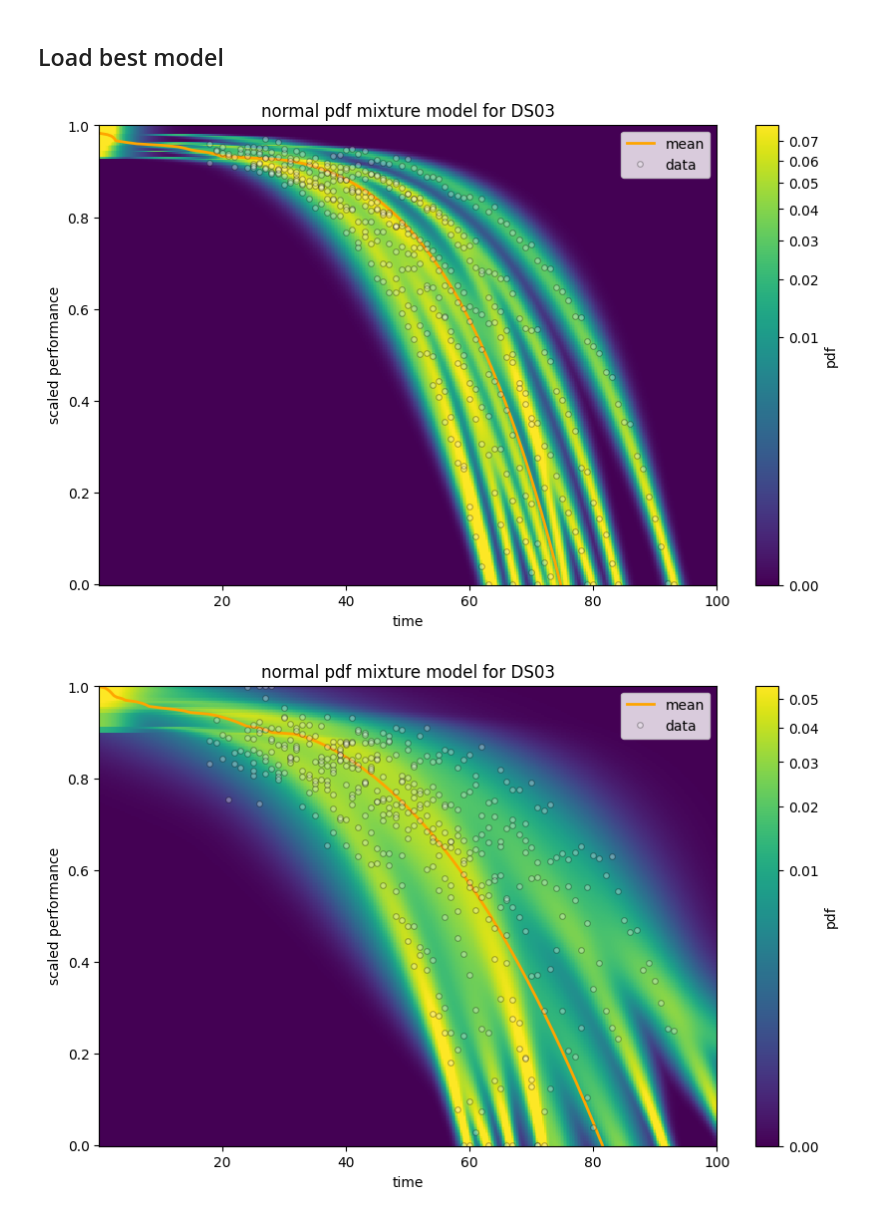
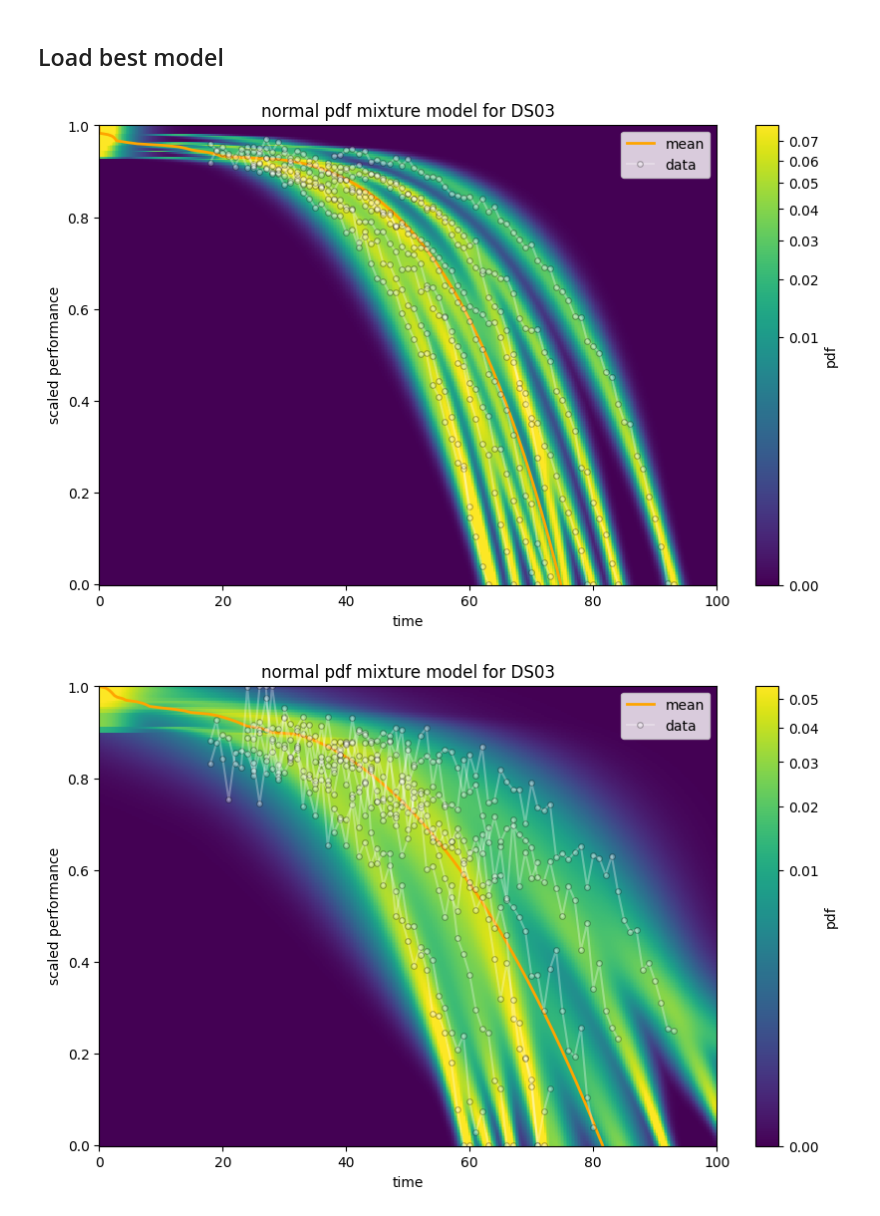
Before and after one commit to 4belito/deep-performance-rul, a Jupyter notebook: 5-mixture_model_plot.ipynb, the cells around one changed output. Saved outputs shown, nothing was run; the diff lists cells and outputs as text; code cells hidden in the pictures.

```diff
--- a/5-mixture_model_plot.ipynb
+++ b/5-mixture_model_plot.ipynb
@@ -42,15 +42,9 @@ t = np.linspace(0.1, 100, 400)  # Start from 0.1 instead of 0.0 (LogNormal suppo
 s = np.linspace(0.0, 1.0, 300)
 
 norm_models = {}
-s_datas = {}
-t_datas = {}
 for name, units_perform in performs_train.items():
     perform_norm_models= []
-    s_data = []
-    t_data = []
     for unit, perform in units_perform.items():
-        s_data.append(perform)
-        t_data.append(time_train[unit])
         best_model = NModel()
         best_model.load_state_dict(
 			torch.load(states_dir /name/f'unit_{unit}'/ "best_model.pt", map_location=device)
@@ -58,25 +52,26 @@ for name, units_perform in performs_train.items():
         best_model.to(device)
         best_model.eval()
         perform_norm_models.append(best_model)
-    s_datas[name] = np.concatenate(s_data)
-    t_datas[name] = np.concatenate(t_data)
     norm_models[name] = perform_norm_models
 # %%
 for name, models in norm_models.items():
     weights = torch.ones(len(models)) / len(models)
-    s_data = s_datas[name]
-    t_data = t_datas[name]
-    mix = MixtureDEGModel(models, weights)
+    s_datas = performs_train[name]
+    mix = MixtureDegModel(models, weights)
     ax=mix.plot_distribution(t, s,
                     func="pdf",
 					title=f"normal pdf mixture model for {data_name}",
 		)
-    ax.set_xlim([t.min(), t.max()])
-    ax.plot(t_data,s_data,'o',
-			color='white',alpha=0.3,markersize=4,markeredgecolor='black',markeredgewidth=0.8,
-			label='data')
+    ax.set_xlim([0, t.max()])
+    first = True
+    for unit,s_data in s_datas.items():
+        t_data = time_train[unit]
+        ax.plot(t_data,s_data,'o-',
+				color='white',alpha=0.3,markersize=4,markeredgecolor='black',markeredgewidth=0.8,
+				label='data' if first else None)
+        first = False
     ax.legend()
     plt.show()
 # %% [output]
-[figure, old version]
+[figure, new version]
-[figure, old version]
+[figure, new version]
```
Also changed, not shown: parts of 2 cells of this notebook, 8 other files.
